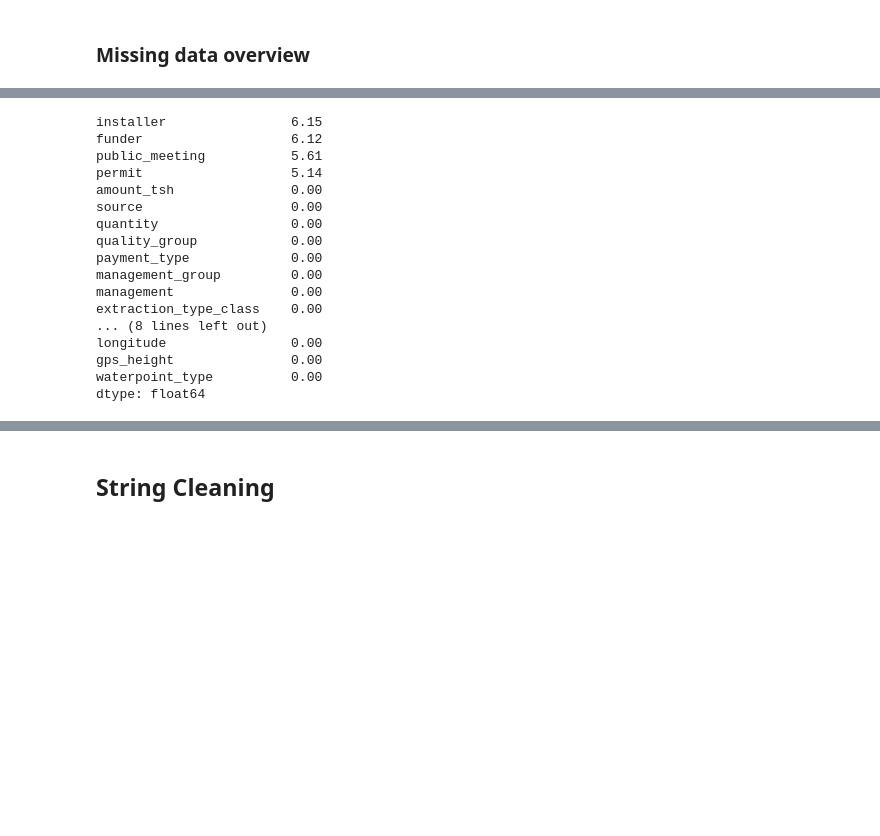
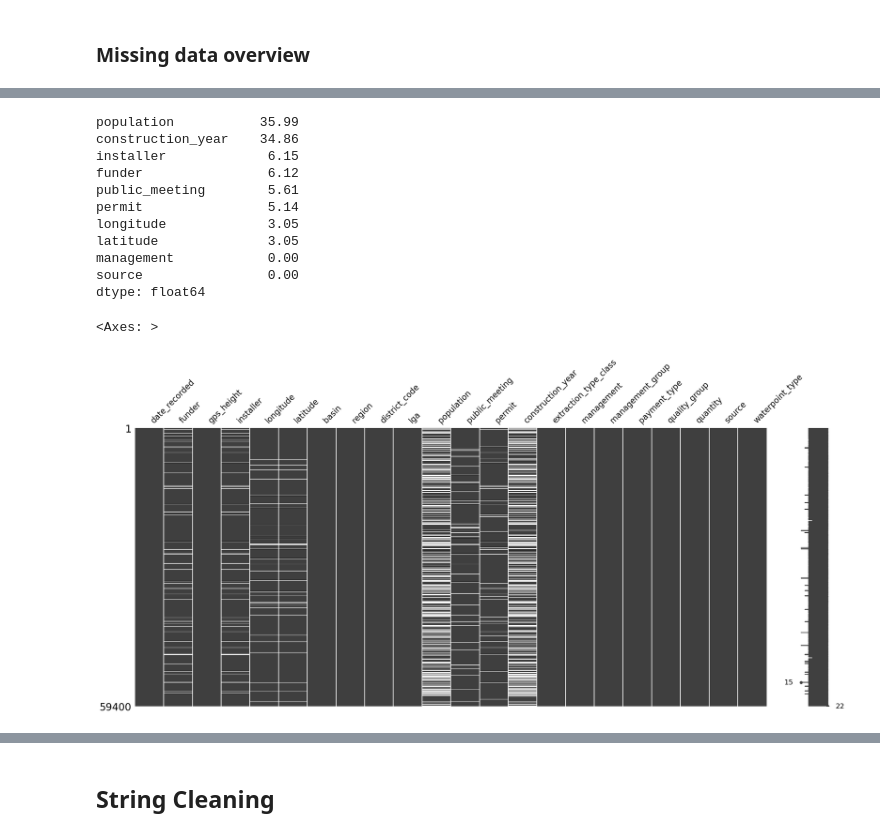
Before and after one commit to williambguo/water-pump-predictive-maintenance, a Jupyter notebook: notebooks/data_cleaning.ipynb, the cells around one changed output, grey strips where cells are left out. Cells and saved outputs as stored; diff of their text form; code cells hidden in the pictures; blank space fills up the shorter version.

```diff
--- a/notebooks/data_cleaning.ipynb
+++ b/notebooks/data_cleaning.ipynb
@@ -26,8 +29,8 @@ sys.path.append(os.path.abspath('../src'))
 
 from utils import *
 # %%
-df_train_raw = pd.read_csv('../data/raw/raw_training_set_full.csv')
-df_test_raw = pd.read_csv('../data/raw/test_set_values.csv')
+df_train_raw = pd.read_csv('../data/processed/training_set_full.csv')
+df_test_raw = pd.read_csv('../data/processed/test_set.csv')
 # %% [markdown]
 ## Drop Unneeded Columns
 # %% [markdown]
@@ -86,22 +91,22 @@ Further pruning will likely happen when I begin feature engineering. I'm specifi
 # %%
-missing = round((df_train.isna().sum() / len(df)) * 100, 2)
+missing = round((df_train.isna().sum() / len(df_train)) * 100, 2)
 missing = missing.sort_values(ascending=False)
-missing
+missing.head(10)
 # %% [output]
-installer                6.15
-funder                   6.12
-public_meeting           5.61
-permit                   5.14
-amount_tsh               0.00
-source                   0.00
-quantity                 0.00
-quality_group            0.00
-payment_type             0.00
-management_group         0.00
-management               0.00
-extraction_type_class    0.00
-... (8 lines left out)
-longitude                0.00
-gps_height               0.00
-waterpoint_type          0.00
+population           35.99
+construction_year    34.86
+installer             6.15
+funder                6.12
+public_meeting        5.61
+permit                5.14
+longitude             3.05
+latitude              3.05
+management            0.00
+source                0.00
 dtype: float64
+# %%
+# Visualizing the missing values in the dataset
+msno.matrix(df_train)
+# %% [output]
+<Axes: >
+[figure, added]
```
Also changed, not shown: parts of 20 cells of this notebook, 1 other file.
